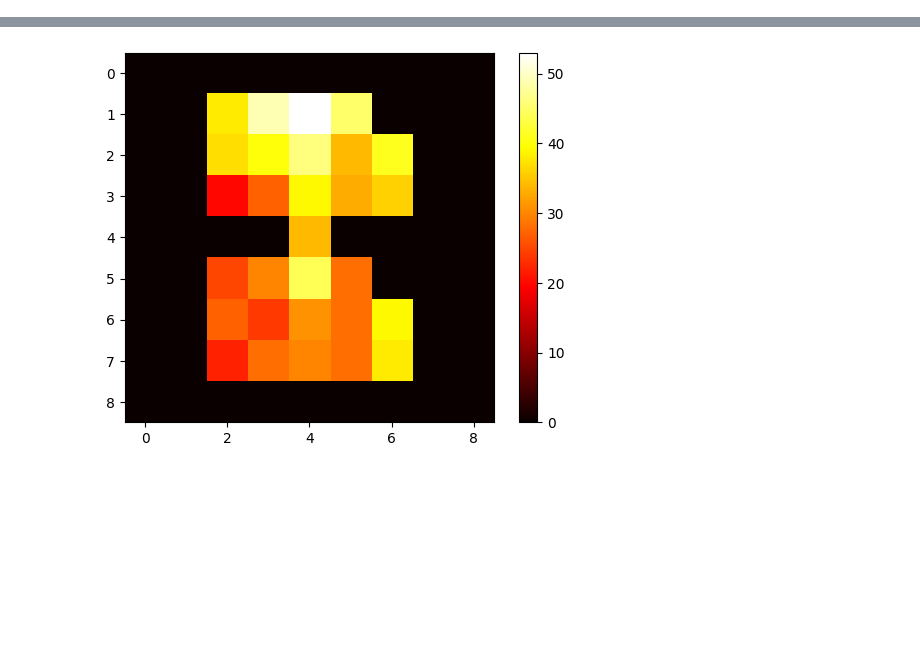
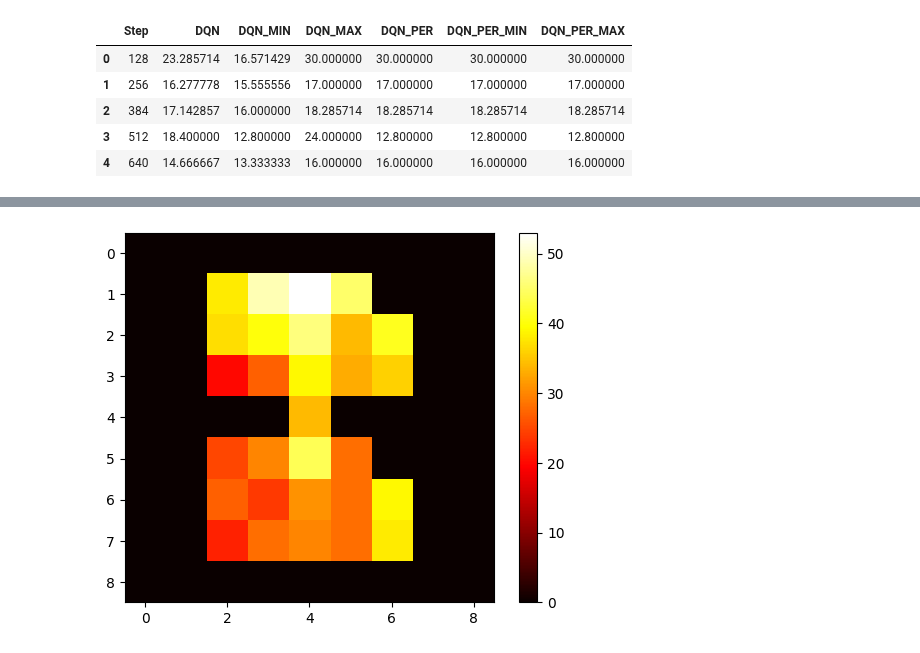
Before and after one commit to ZosoV/final_project, a Jupyter notebook: sandbox_notebook.ipynb, the cells around one changed output, grey strips where cells are left out. Cells and saved outputs as stored; diff of their text form; code cells hidden in the pictures; blank space fills up the shorter version.

```diff
--- a/sandbox_notebook.ipynb
+++ b/sandbox_notebook.ipynb
@@ -4,0 +1,20 @@ final_project  output.png  outputs  wandb
+# %%
+# Load a .csv with pandas
+
+import pandas as pd
+
+# Load the data
+data = pd.read_csv('data.csv')
+data.head()
+
+# Rename columns as
+# 'DQN', 'DQN_MIN', 'DQN_MAX', 'DQN_PER', 'DQN_PER_MIN', 'DQN_PER_MAX'
+data.columns = ['Step','DQN', 'DQN_MIN', 'DQN_MAX', 'DQN_PER', 'DQN_PER_MIN', 'DQN_PER_MAX']
+data.head()
+# %% [output]
+|  | Step | DQN | DQN_MIN | DQN_MAX | DQN_PER | DQN_PER_MIN | DQN_PER_MAX |
+| 0 | 128 | 23.285714 | 16.571429 | 30.000000 | 30.000000 | 30.000000 | 30.000000 |
+| 1 | 256 | 16.277778 | 15.555556 | 17.000000 | 17.000000 | 17.000000 | 17.000000 |
+| 2 | 384 | 17.142857 | 16.000000 | 18.285714 | 18.285714 | 18.285714 | 18.285714 |
+| 3 | 512 | 18.400000 | 12.800000 | 24.000000 | 12.800000 | 12.800000 | 12.800000 |
+| 4 | 640 | 14.666667 | 13.333333 | 16.000000 | 16.000000 | 16.000000 | 16.000000 |
```
Also changed, not shown: parts of 3 cells of this notebook, 15 other files.
